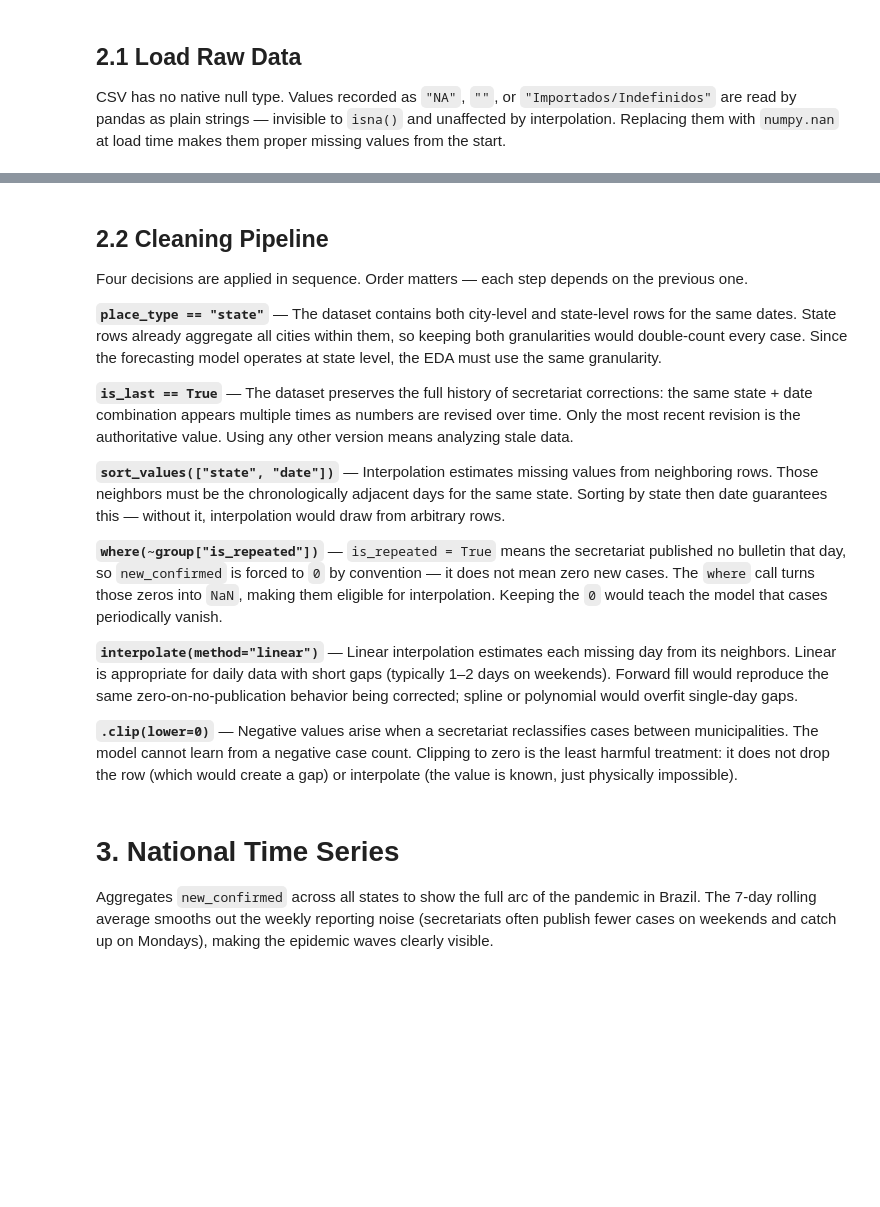
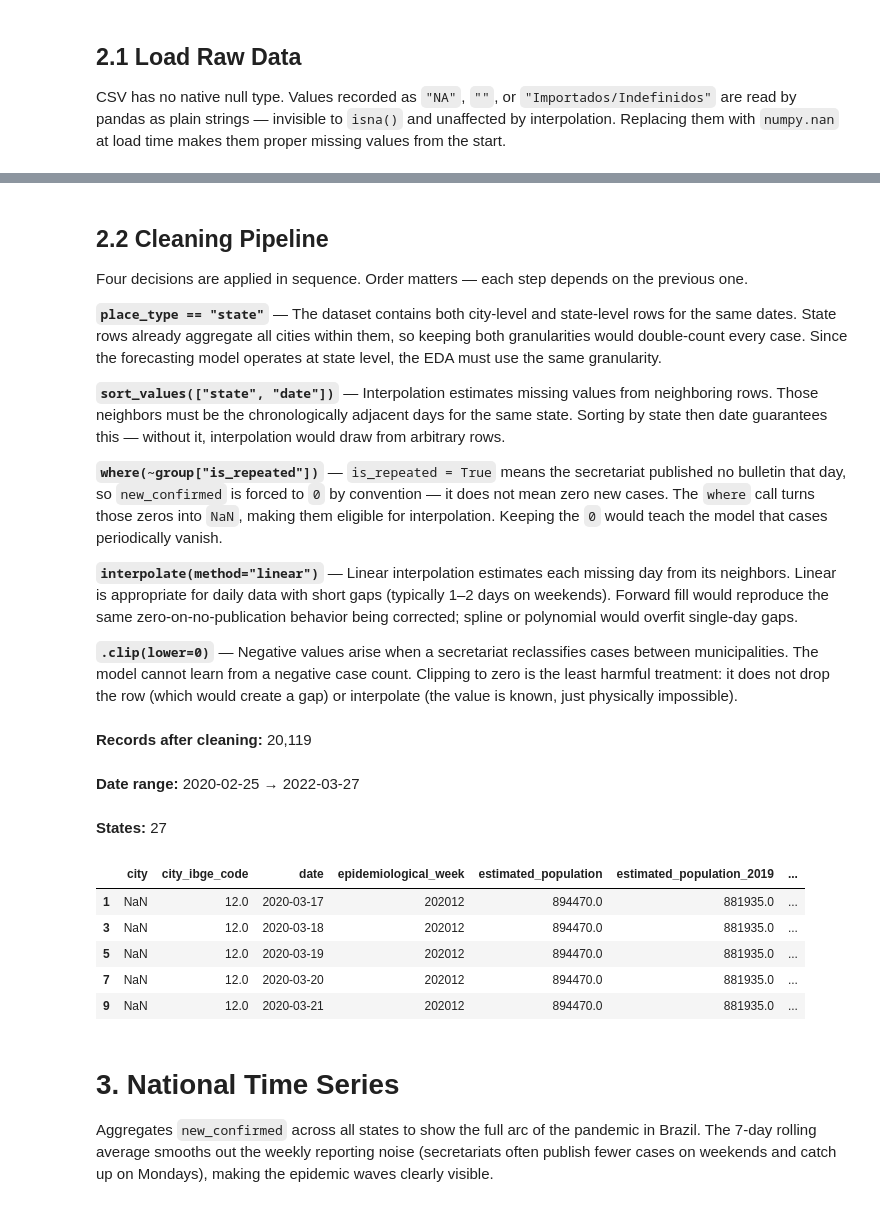
Before and after one commit to isrreal/COVID-19-Forecasting-System, a Jupyter notebook: notebooks/eda.ipynb, the cells around one changed output, grey strips where cells are left out. Cells and saved outputs as stored; diff of their text form; code cells hidden in the pictures; blank space fills up the shorter version.

```diff
--- a/notebooks/eda.ipynb
+++ b/notebooks/eda.ipynb
@@ -31,8 +32,6 @@ display(Markdown(f"**Rows loaded:** {len(dataset):,}"))
 Four decisions are applied in sequence. Order matters — each step depends on the previous one.
 
 **`place_type == "state"`** — The dataset contains both city-level and state-level rows for the same dates. State rows already aggregate all cities within them, so keeping both granularities would double-count every case. Since the forecasting model operates at state level, the EDA must use the same granularity.
-
-**`is_last == True`** — The dataset preserves the full history of secretariat corrections: the same state + date combination appears multiple times as numbers are revised over time. Only the most recent revision is the authoritative value. Using any other version means analyzing stale data.
 
 **`sort_values(["state", "date"])`** — Interpolation estimates missing values from neighboring rows. Those neighbors must be the chronologically adjacent days for the same state. Sorting by state then date guarantees this — without it, interpolation would draw from arbitrary rows.
 
@@ -43,31 +42,40 @@ Four decisions are applied in sequence. Order matters — each step depends on t
 **`.clip(lower=0)`** — Negative values arise when a secretariat reclassifies cases between municipalities. The model cannot learn from a negative case count. Clipping to zero is the least harmful treatment: it does not drop the row (which would create a gap) or interpolate (the value is known, just physically impossible).
 # %%
 df = dataset[
-    (dataset["place_type"] == "state") &
-    (dataset["is_last"] == True)
+    dataset["place_type"] == "state"
 ].copy().sort_values(["state", "date"])
 
 def clean_state_series(group):
     group = group.copy()
     group["new_confirmed"] = (
         group["new_confirmed"]
         .where(~group["is_repeated"])
         .interpolate(method="linear")
         .clip(lower=0)
     )
     return group
 
 df = pandas.concat([
     clean_state_series(group)
     for _, group in df.groupby("state")
 ])
 
 df["date"] = pandas.to_datetime(df["date"])
 
 display(Markdown(f"**Records after cleaning:** {len(df):,}"))
-display(Markdown(f"**Date range:** {df['date'].min().date()} \u2192 {df['date'].max().date()}"))
+display(Markdown(f"**Date range:** {df['date'].min().date()} → {df['date'].max().date()}"))
 display(Markdown(f"**States:** {df['state'].nunique()}"))
 df.head()
+# %% [output]
+**Records after cleaning:** 20,119
+**Date range:** 2020-02-25 → 2022-03-27
+**States:** 27
+|  | city | city_ibge_code | date | epidemiological_week | estimated_population | estimated_population_2019 | ... |
+| 1 | NaN | 12.0 | 2020-03-17 | 202012 | 894470.0 | 881935.0 | ... |
+| 3 | NaN | 12.0 | 2020-03-18 | 202012 | 894470.0 | 881935.0 | ... |
+| 5 | NaN | 12.0 | 2020-03-19 | 202012 | 894470.0 | 881935.0 | ... |
+| 7 | NaN | 12.0 | 2020-03-20 | 202012 | 894470.0 | 881935.0 | ... |
+| 9 | NaN | 12.0 | 2020-03-21 | 202012 | 894470.0 | 881935.0 | ... |
 # %% [markdown]
 # 3. National Time Series
 
```
Also changed, not shown: parts of 5 cells of this notebook, 1 other file.
